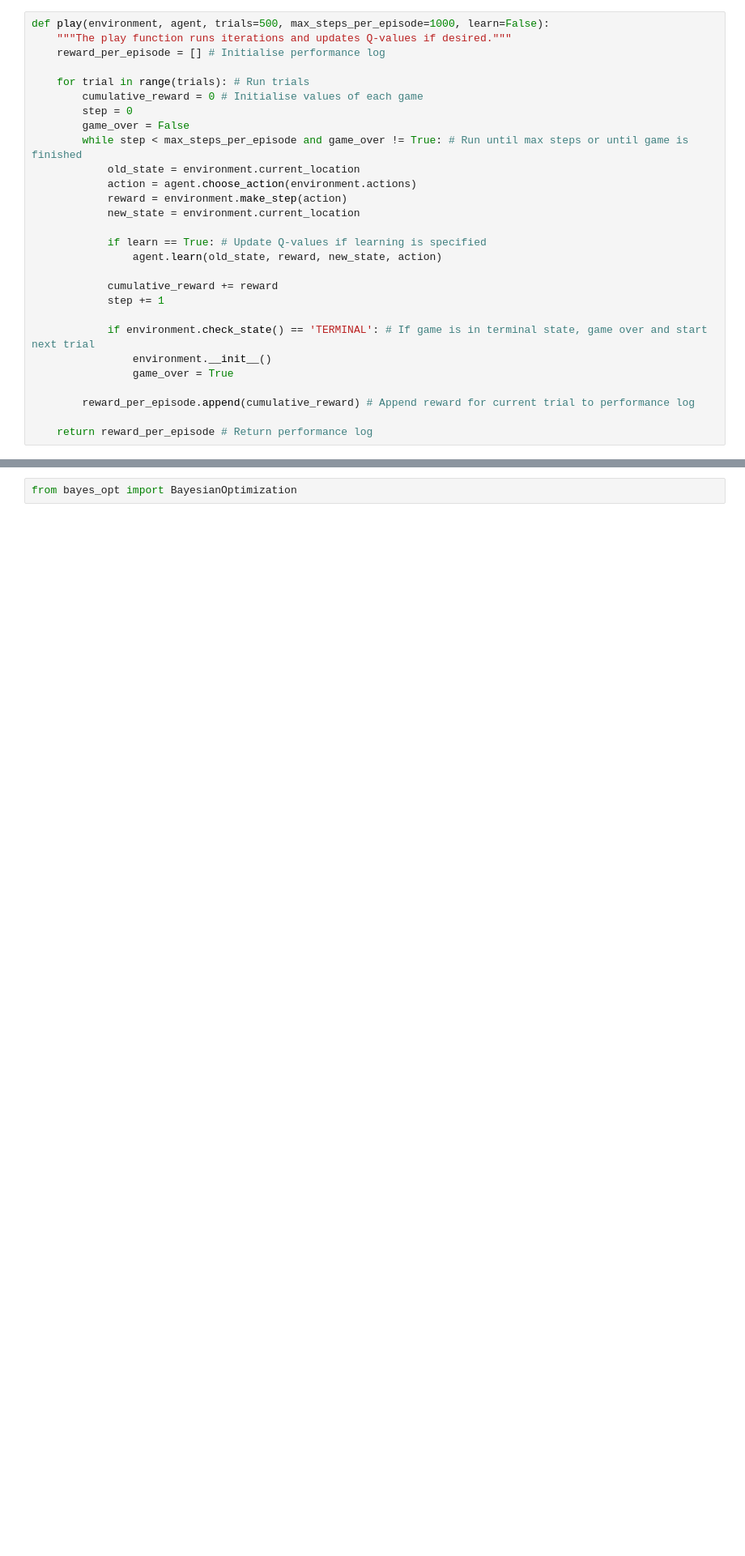
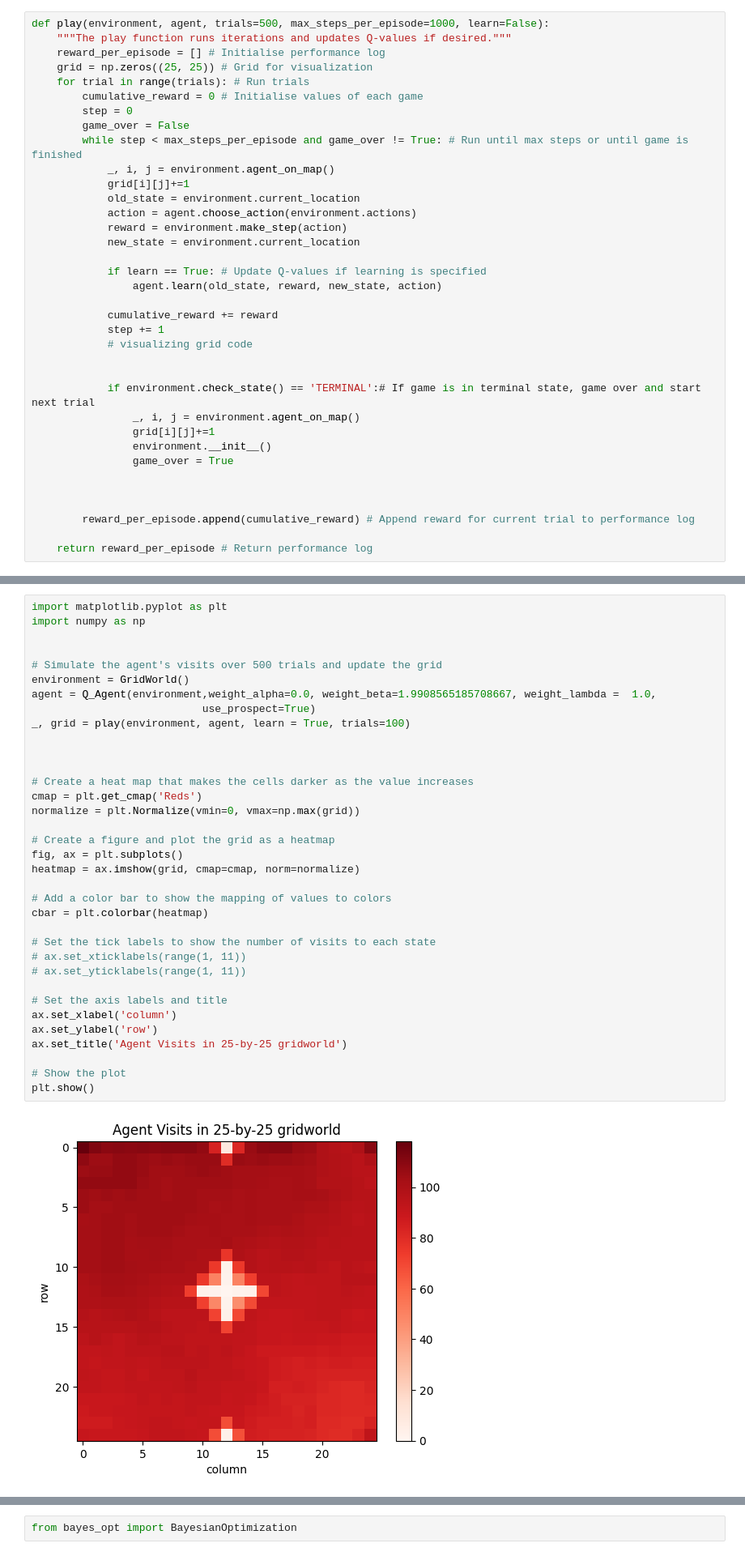
Before and after one commit to lucasjirwin/Intrinsically-motivated-Prospect-Theory-RL-agent, a Jupyter notebook: Thesis_Training_Reward_Functions.ipynb, the cells around one changed output, grey strips where cells are left out. Shown at 81% size. Drawn from its saved outputs; the diff is of its cells as text; blank space fills up the shorter version.

```diff
--- a/Thesis_Training_Reward_Functions.ipynb
+++ b/Thesis_Training_Reward_Functions.ipynb
@@ -169,12 +201,14 @@ class Q_Agent():
 def play(environment, agent, trials=500, max_steps_per_episode=1000, learn=False):
     """The play function runs iterations and updates Q-values if desired."""
     reward_per_episode = [] # Initialise performance log
-
+    grid = np.zeros((25, 25)) # Grid for visualization
     for trial in range(trials): # Run trials
         cumulative_reward = 0 # Initialise values of each game
         step = 0
         game_over = False
         while step < max_steps_per_episode and game_over != True: # Run until max steps or until game is finished
+            _, i, j = environment.agent_on_map()
+            grid[i][j]+=1
             old_state = environment.current_location
             action = agent.choose_action(environment.actions)
             reward = environment.make_step(action)
@@ -185,10 +219,16 @@ def play(environment, agent, trials=500, max_steps_per_episode=1000, learn=False
 
             cumulative_reward += reward
             step += 1
+            # visualizing grid code
 
-            if environment.check_state() == 'TERMINAL': # If game is in terminal state, game over and start next trial
+
+            if environment.check_state() == 'TERMINAL':# If game is in terminal state, game over and start next trial
+                _, i, j = environment.agent_on_map()
+                grid[i][j]+=1
                 environment.__init__()
                 game_over = True
+
+
 
         reward_per_episode.append(cumulative_reward) # Append reward for current trial to performance log
 
@@ -195,0 +239,37 @@ def play(environment, agent, trials=500, max_steps_per_episode=1000, learn=False
+# %%
+import matplotlib.pyplot as plt
+import numpy as np
+
+
+# Simulate the agent's visits over 500 trials and update the grid
+environment = GridWorld()
+agent = Q_Agent(environment,weight_alpha=0.0, weight_beta=1.9908565185708667, weight_lambda =  1.0,
+                           use_prospect=True)
+_, grid = play(environment, agent, learn = True, trials=100)
+
+
+
+# Create a heat map that makes the cells darker as the value increases
+cmap = plt.get_cmap('Reds')
+normalize = plt.Normalize(vmin=0, vmax=np.max(grid))
+
+# Create a figure and plot the grid as a heatmap
+fig, ax = plt.subplots()
+heatmap = ax.imshow(grid, cmap=cmap, norm=normalize)
+
+# Add a color bar to show the mapping of values to colors
+cbar = plt.colorbar(heatmap)
+
+# Set the tick labels to show the number of visits to each state
+# ax.set_xticklabels(range(1, 11))
+# ax.set_yticklabels(range(1, 11))
+
+# Set the axis labels and title
+ax.set_xlabel('column')
+ax.set_ylabel('row')
+ax.set_title('Agent Visits in 25-by-25 gridworld')
+
+# Show the plot
+plt.show()
+# %% [output]
+[figure, added]
```
Also changed, not shown: parts of 46 cells of this notebook.
